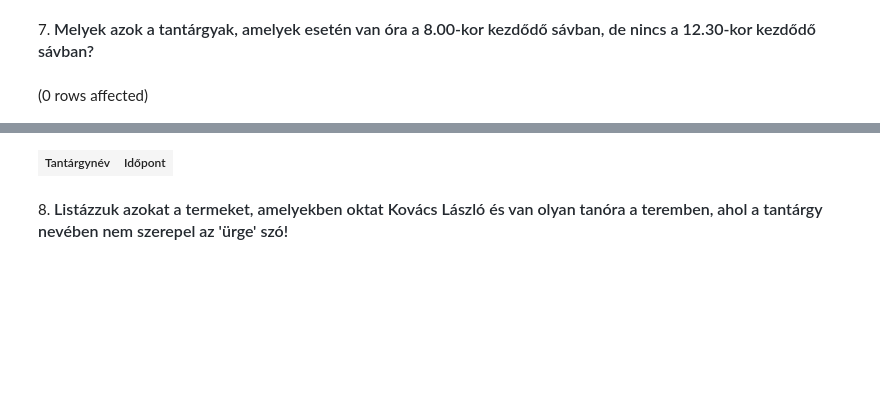
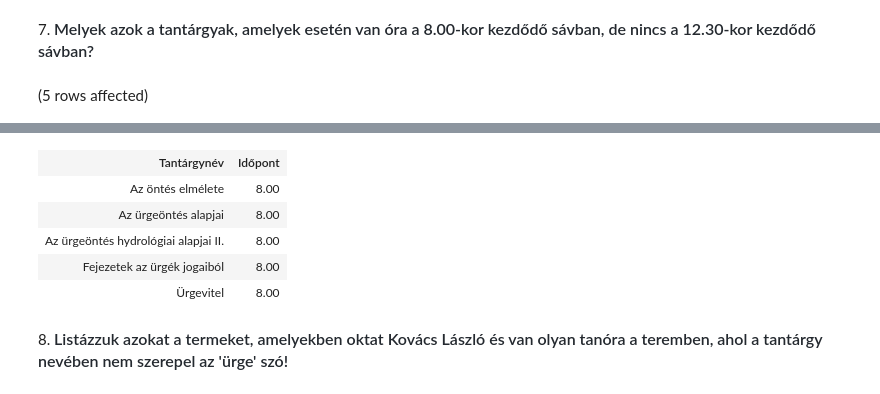
Before and after one commit to marinatoth/db_sql, a Jupyter notebook: gyakorlat03_feladatok.ipynb, the cells around one changed output, grey strips where cells are left out. Saved outputs shown, nothing was run; the diff lists cells and outputs as text; code cells hidden in the pictures; blank space fills up the shorter version.

```diff
--- a/gyakorlat03_feladatok.ipynb
+++ b/gyakorlat03_feladatok.ipynb
@@ -152,16 +152,16 @@ Total execution time: 00:00:00.013
 # %%
 select t.Tantárgynév,
     s.Időpont
-from Tantárgyak t join Orak o on t.Tantargykod = o.targy
+from Tantárgyak t join Orak o on t.Tkód = o.targy
     join Savok s on s.Sav_id = o.Sav
-WHERE s.Időpont = '8:00'
+WHERE s.Időpont = '8.00'
 
 EXCEPT
 
 select t.Tantárgynév,
     s.Időpont
-from Tantárgyak t join Orak o on t.Tantargykod = o.targy
+from Tantárgyak t join Orak o on t.Tkód = o.targy
     join Savok s on s.Sav_id = o.Sav
-WHERE s.Időpont = '12:30'
+WHERE s.Időpont = '12.30'
 # %% [output]
-(0 rows affected)
+(5 rows affected)
@@ -169,3 +169,8 @@ Total execution time: 00:00:00.013
 | Tantárgynév | Időpont |
+| Az öntés elmélete | 8.00 |
+| Az ürgeöntés alapjai | 8.00 |
+| Az ürgeöntés hydrológiai alapjai II. | 8.00 |
+| Fejezetek az ürgék jogaiból | 8.00 |
+| Ürgevitel | 8.00 |
 # %% [markdown]
 8. <span style="background-color: rgb(255, 255, 255); color: rgb(36, 41, 47); font-family: -apple-system, BlinkMacSystemFont, &quot;Segoe UI&quot;, Helvetica, Arial, sans-serif, &quot;Apple Color Emoji&quot;, &quot;Segoe UI Emoji&quot;; font-size: 16px; font-weight: 600;">Listázzuk azokat a termeket, amelyekben oktat Kovács László és van olyan tanóra a teremben, ahol a tantárgy nevében nem szerepel az 'ürge' szó!</span>
```
Also changed, not shown: parts of 7 cells of this notebook.
